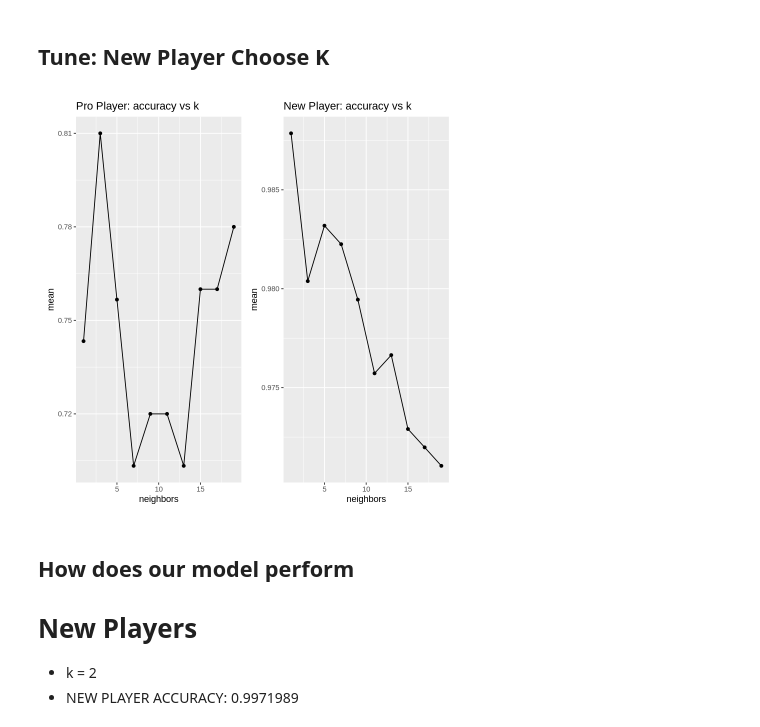
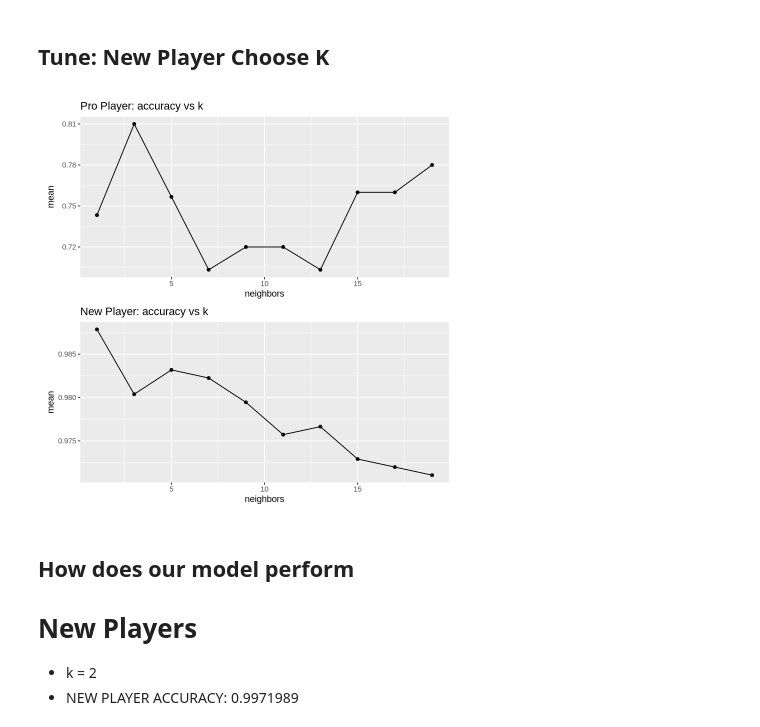
Before and after one commit to TwizzFishy/Minecraft-DSCI100-Project, a Jupyter notebook: R code/DataWrangle.ipynb, the cells around one changed output. Saved outputs shown, nothing was run; the diff lists cells and outputs as text; code cells hidden in the pictures.

Commit message:
Hopefully fixed plot display on github

```diff
--- a/R code/DataWrangle.ipynb
+++ b/R code/DataWrangle.ipynb
@@ -251,9 +251,9 @@ noob_plot <- noob_res |> ggplot(aes(x = neighbors, y = mean)) +
                         geom_line() +
                         ggtitle("New Player: accuracy vs k")
 # %%
-pro_plot+noob_plot
+pro_plot/noob_plot
 # %% [output]
-[figure, old version]
+[figure, new version]
 # %% [markdown]
 ## How does our model perform
 # New Players
```
